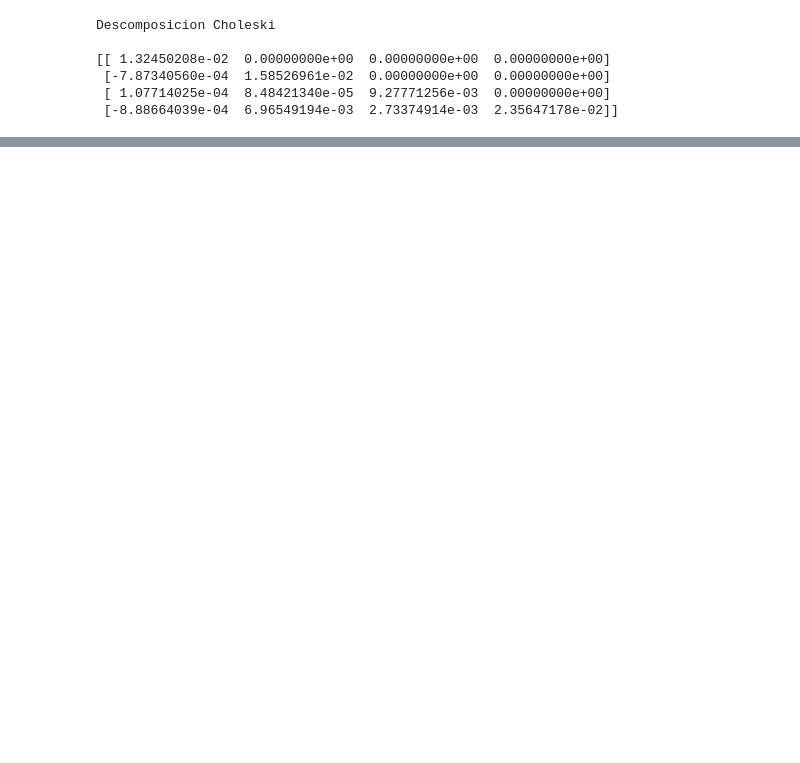
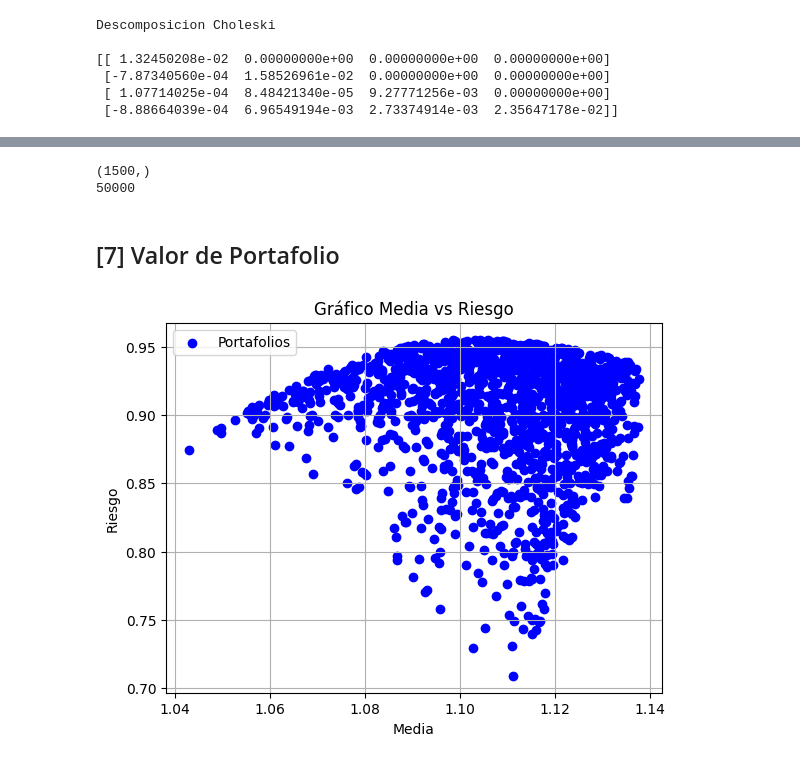
Before and after one commit to CeSaRLoPeZArTeAgA/PROBLEMAS-EN-LA-INDUSTRIA, a Jupyter notebook: DATA_BVL/Portafolio.ipynb, the cells around one changed output, grey strips where cells are left out. Saved outputs shown, nothing was run; the diff lists cells and outputs as text; code cells hidden in the pictures; blank space fills up the shorter version.

```diff
--- a/DATA_BVL/Portafolio.ipynb
+++ b/DATA_BVL/Portafolio.ipynb
@@ -308,9 +366,10 @@ Generando el vector C a partir de un simplex empleando una distribucion de diric
 # %%
 rng = np.random.default_rng(42)
 d = 4          # dimensión del simplex
-n_samples = 700
+n_samples = 1500
 
 # cada fila de samples es un vector en el simplex (suma 1, no negativo)
+print("Vector C s")
 c = rng.dirichlet(alpha=np.ones(d), size=n_samples)
 print(c)
 # %% [output]
@@ -323,0 +529,30 @@ print(c)
+# %%
+Y_df = pd.DataFrame(Y)
+p= 0.05 #5%
+N = N_muestras
+NP_entero = int(np.floor(N*p))
+medias = Y_df.mean()
+
+print(medias.shape)
+print(NP_entero)
+# %% [output]
+(1500,)
+50000
+# %% [markdown]
+## [7] Valor de Portafolio
+# %%
+
+ESc = []
+for col in Y_df.columns:
+  vector_ordenado = np.sort(Y_df[col].to_numpy())
+  ESc.append(vector_ordenado[0:NP_entero].sum(axis=0)/NP_entero)
+# %%
+plt.scatter(medias, ESc, color='blue', label='Portafolios')
+plt.xlabel("Media")
+plt.ylabel("Riesgo")
+plt.title("Gráfico Media vs Riesgo")
+plt.legend()
+plt.grid(True)
+plt.show()
+# %% [output]
+[figure, added]
```
Also changed, not shown: parts of 18 cells of this notebook, 22 other files.
